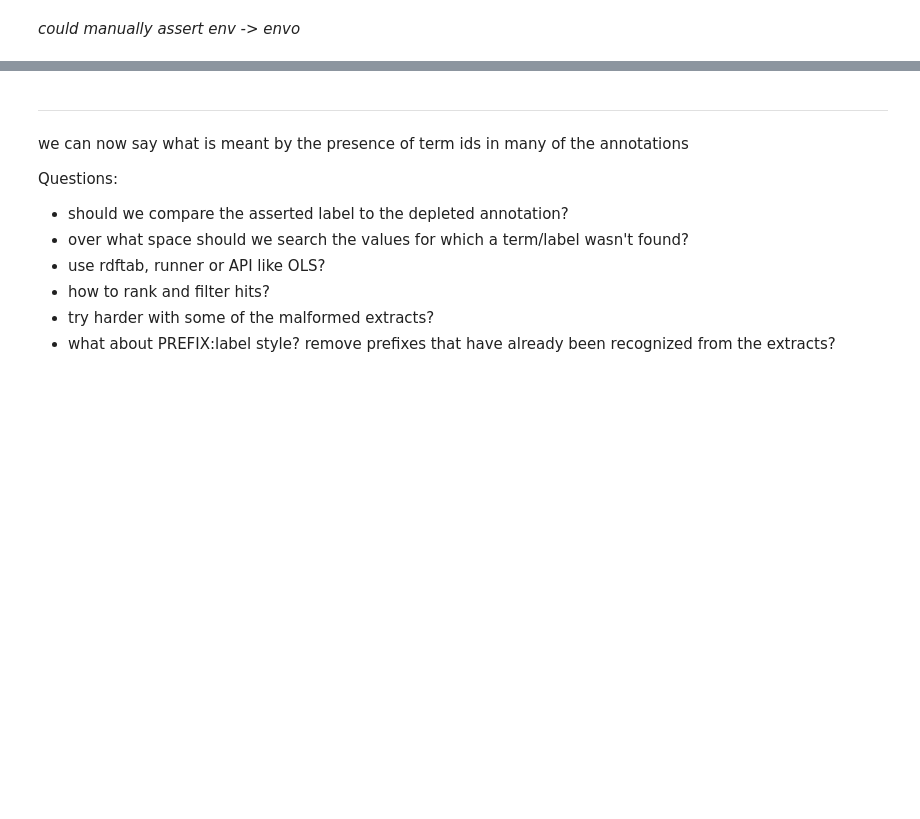
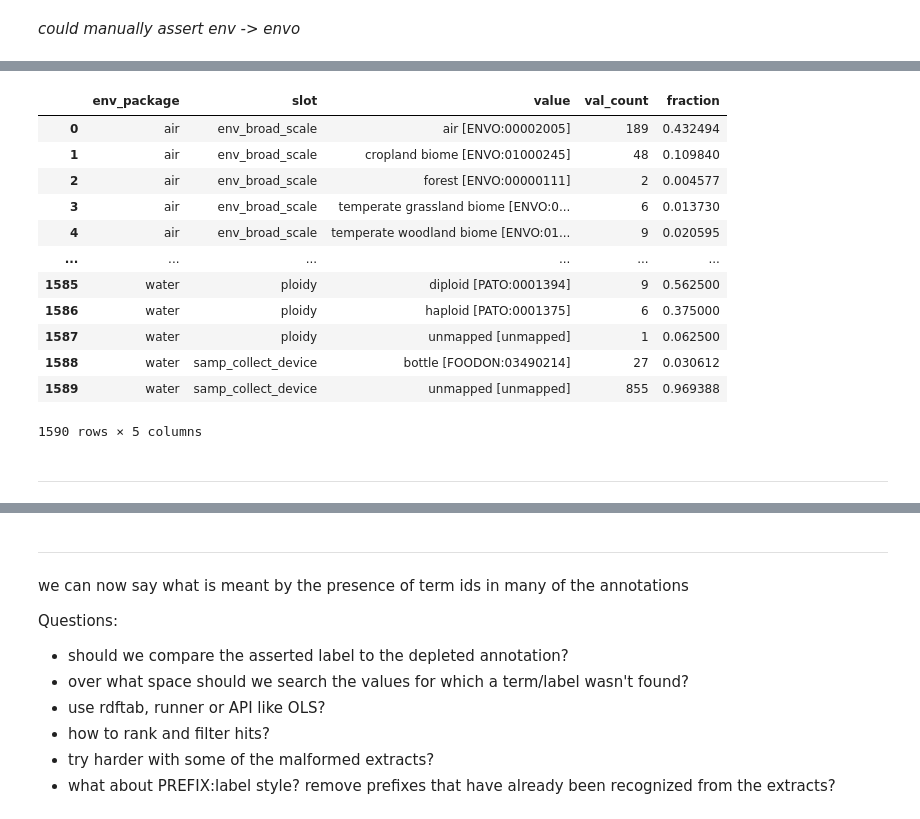
Before and after one commit to turbomam/scoped-mapping, a Jupyter notebook: notebooks/onto_slots_by_env_pack.ipynb, the cells around one changed output, grey strips where cells are left out. Saved outputs shown, nothing was run; the diff lists cells and outputs as text; code cells hidden in the pictures; blank space fills up the shorter version.

Commit message:
frequency counts for Pajau

```diff
--- a/notebooks/onto_slots_by_env_pack.ipynb
+++ b/notebooks/onto_slots_by_env_pack.ipynb
@@ -622,0 +630,10 @@ CO_340            1
+# %%
+is_melt = pd.melt(
+    ignore_samples,
+    id_vars="env_package",
+    value_vars=for_melt,
+)
+
+is_melt = is_melt[is_melt["value"].notna()]
+
+is_melt["placeholder"] = 1
@@ -622,0 +654,9 @@ CO_340            1
+# %%
+is_counts = (
+    is_melt[["env_package", "variable", "value", "placeholder"]]
+    .groupby(["env_package", "variable", "value"])
+    .agg(["count"])
+)
+
+is_counts.reset_index(inplace=True)
+is_counts.columns = ["env_package", "variable", "value", "val_count"]
@@ -622,0 +677,8 @@ CO_340            1
+# %%
+is_sums = (
+    is_counts[["env_package", "variable", "val_count"]]
+    .groupby(["env_package", "variable"])
+    .agg(["sum"])
+)
+is_sums.reset_index(inplace=True)
+is_sums.columns = ["env_package", "variable", "ep_var_sum"]
@@ -622,0 +699,21 @@ CO_340            1
+# %%
+is_frac = pd.merge(is_counts, is_sums)
+is_frac["fraction"] = is_frac["val_count"] / is_frac["ep_var_sum"]
+is_frac = is_frac.drop("ep_var_sum", axis=1)
+is_frac = is_frac.rename(columns={"variable": "slot"})
+
+is_frac
+# %% [output]
+|  | env_package | slot | value | val_count | fraction |
+| 0 | air | env_broad_scale | air [ENVO:00002005] | 189 | 0.432494 |
+| 1 | air | env_broad_scale | cropland biome [ENVO:01000245] | 48 | 0.109840 |
+| 2 | air | env_broad_scale | forest [ENVO:00000111] | 2 | 0.004577 |
+| 3 | air | env_broad_scale | temperate grassland biome [ENVO:0... | 6 | 0.013730 |
+| 4 | air | env_broad_scale | temperate woodland biome [ENVO:01... | 9 | 0.020595 |
+| ... | ... | ... | ... | ... | ... |
+| 1585 | water | ploidy | diploid [PATO:0001394] | 9 | 0.562500 |
+| 1586 | water | ploidy | haploid [PATO:0001375] | 6 | 0.375000 |
+| 1587 | water | ploidy | unmapped [unmapped] | 1 | 0.062500 |
+| 1588 | water | samp_collect_device | bottle [FOODON:03490214] | 27 | 0.030612 |
+| 1589 | water | samp_collect_device | unmapped [unmapped] | 855 | 0.969388 |
+1590 rows × 5 columns
@@ -622,0 +725,2 @@ CO_340            1
+# %% [markdown]
+---
```
Also changed, not shown: parts of 73 cells of this notebook, 1 other file.
